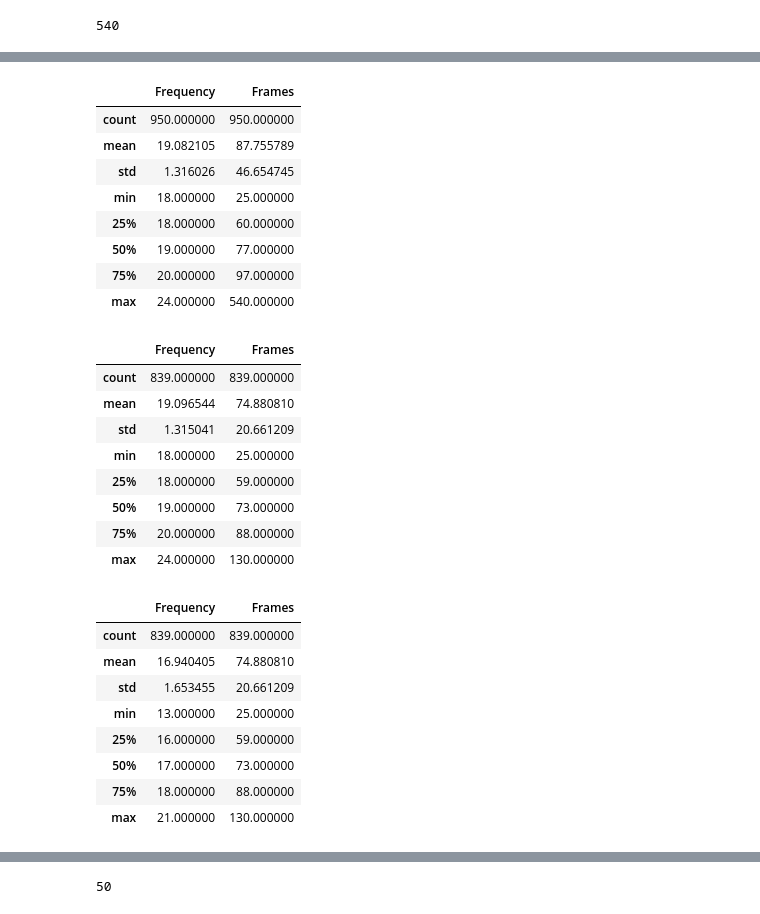
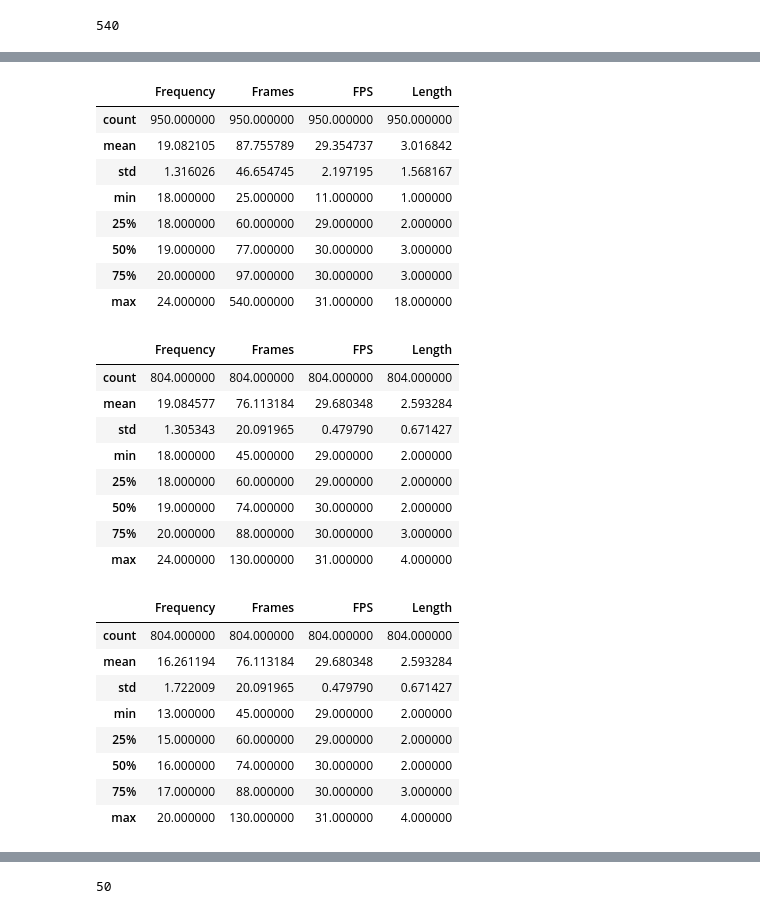
Before and after one commit to kristiany45/DAP_Github, a Jupyter notebook: tests mediapipe/Mediapipe ASL Citizen.ipynb, the cells around one changed output, grey strips where cells are left out. Saved outputs shown, nothing was run; the diff lists cells and outputs as text; code cells hidden in the pictures.

```diff
--- a/tests mediapipe/Mediapipe ASL Citizen.ipynb
+++ b/tests mediapipe/Mediapipe ASL Citizen.ipynb
@@ -124,6 +122,13 @@ def signvideodataframe(filepath):
     df = df.reset_index(drop=True)
 
     return df
+# %%
+def frames_from_file(filepath):
+    cap = cv2.VideoCapture(filepath)
+    frames = int(cap.get(cv2.CAP_PROP_FRAME_COUNT))
+    fps = int(cap.get(cv2.CAP_PROP_FPS))
+    length = round(frames / fps)
+    return frames, fps, length
 # %%
 traindf = signvideodataframe('file:///media/kristian/HDD/ASL_Citizen/ASL_Citizen/splits/train.csv')
 # %%
@@ -555,8 +560,10 @@ dtype: int64
 # %%
 def frames_from_file(filepath):
     cap = cv2.VideoCapture(filepath)
-    length = int(cap.get(cv2.CAP_PROP_FRAME_COUNT))
-    return length
+    frames = int(cap.get(cv2.CAP_PROP_FRAME_COUNT))
+    fps = int(cap.get(cv2.CAP_PROP_FPS))
+    length = round(frames / fps)
+    return frames, fps, length
 # %%
 frames_from_file(traindf.Path[0])
 # %% [output]
@@ -564,6 +571,6 @@ frames_from_file(traindf.Path[0])
 # %%
 tqdm.pandas()
-traindf['Frames'] = traindf['Path'].progress_apply(frames_from_file)
+traindf[['Frames', 'FPS', 'Length']] = traindf['Path'].progress_apply(lambda x: pd.Series(frames_from_file(x)))
 # %%
 traindf['Frames'].max()
 # %% [output]
@@ -580,43 +587,43 @@ traindf.head()
 # %%
 traindf.describe()
 # %% [output]
-|  | Frequency | Frames |
-| count | 950.000000 | 950.000000 |
-| mean | 19.082105 | 87.755789 |
-| std | 1.316026 | 46.654745 |
-| min | 18.000000 | 25.000000 |
-| 25% | 18.000000 | 60.000000 |
-| 50% | 19.000000 | 77.000000 |
-| 75% | 20.000000 | 97.000000 |
-| max | 24.000000 | 540.000000 |
+|  | Frequency | Frames | FPS | Length |
+| count | 950.000000 | 950.000000 | 950.000000 | 950.000000 |
+| mean | 19.082105 | 87.755789 | 29.354737 | 3.016842 |
+| std | 1.316026 | 46.654745 | 2.197195 | 1.568167 |
+| min | 18.000000 | 25.000000 | 11.000000 | 1.000000 |
+| 25% | 18.000000 | 60.000000 | 29.000000 | 2.000000 |
+| 50% | 19.000000 | 77.000000 | 30.000000 | 3.000000 |
+| 75% | 20.000000 | 97.000000 | 30.000000 | 3.000000 |
+| max | 24.000000 | 540.000000 | 31.000000 | 18.000000 |
 # %%
-traindf = traindf[traindf['Frames'] < 131]
+traindf = traindf[(traindf['Length'] > 1) & (traindf['FPS'] > 28) &(traindf['Frames'] < 131) ]
 #filtered_df = traindf[(traindf['Frames'] > 0) & (traindf['Frames'] < 121)]
 #filtered_df = traindf[traindf['Frames'] > 0]
-traindf = traindf.reset_index(drop=True)
+traindf= traindf.reset_index(drop=True)
 traindf.describe()
 # %% [output]
-|  | Frequency | Frames |
-| count | 839.000000 | 839.000000 |
-| mean | 19.096544 | 74.880810 |
-| std | 1.315041 | 20.661209 |
-| min | 18.000000 | 25.000000 |
-| 25% | 18.000000 | 59.000000 |
-| 50% | 19.000000 | 73.000000 |
-| 75% | 20.000000 | 88.000000 |
-| max | 24.000000 | 130.000000 |
+|  | Frequency | Frames | FPS | Length |
+| count | 804.000000 | 804.000000 | 804.000000 | 804.000000 |
+| mean | 19.084577 | 76.113184 | 29.680348 | 2.593284 |
+| std | 1.305343 | 20.091965 | 0.479790 | 0.671427 |
+| min | 18.000000 | 45.000000 | 29.000000 | 2.000000 |
+| 25% | 18.000000 | 60.000000 | 29.000000 | 2.000000 |
+| 50% | 19.000000 | 74.000000 | 30.000000 | 2.000000 |
+| 75% | 20.000000 | 88.000000 | 30.000000 | 3.000000 |
+| max | 24.000000 | 130.000000 | 31.000000 | 4.000000 |
 # %%
 traindf['Frequency'] = traindf['Gloss'].map(traindf['Gloss'].value_counts())
 #traindf = traindf.sort_values(by='Frequency',)
 
 traindf.describe()
 # %% [output]
-|  | Frequency | Frames |
-| count | 839.000000 | 839.000000 |
-| mean | 16.940405 | 74.880810 |
-| std | 1.653455 | 20.661209 |
-| min | 13.000000 | 25.000000 |
-| 25% | 16.000000 | 59.000000 |
-| 50% | 17.000000 | 73.000000 |
-| 75% | 18.000000 | 88.000000 |
-| max | 21.000000 | 130.000000 |
+|  | Frequency | Frames | FPS | Length |
+| count | 804.000000 | 804.000000 | 804.000000 | 804.000000 |
+| mean | 16.261194 | 76.113184 | 29.680348 | 2.593284 |
+| std | 1.722009 | 20.091965 | 0.479790 | 0.671427 |
+| min | 13.000000 | 45.000000 | 29.000000 | 2.000000 |
+| 25% | 15.000000 | 60.000000 | 29.000000 | 2.000000 |
+| 50% | 16.000000 | 74.000000 | 30.000000 | 2.000000 |
+| 75% | 17.000000 | 88.000000 | 30.000000 | 3.000000 |
+| max | 20.000000 | 130.000000 | 31.000000 | 4.000000 |
```
Also changed, not shown: parts of 74 cells of this notebook.
